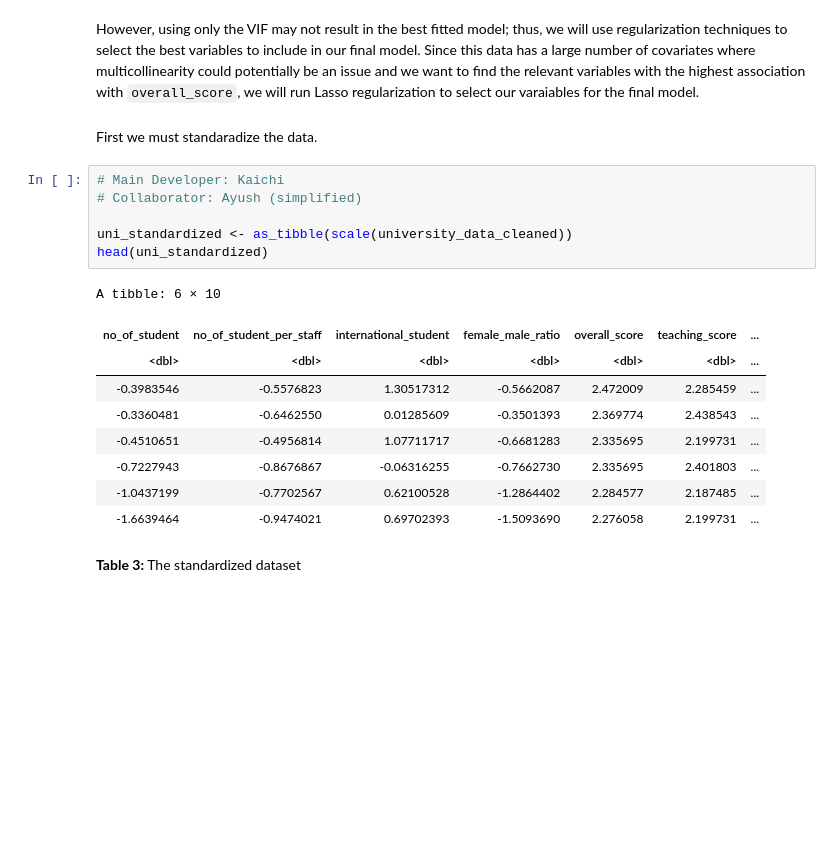
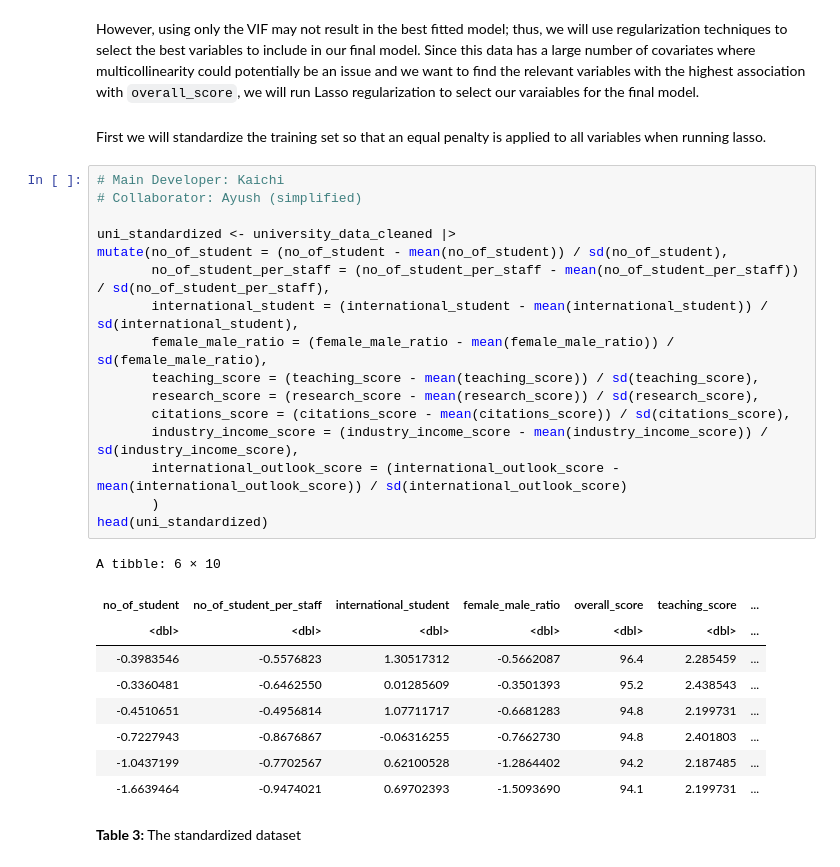
Before and after one commit to ayushtvora/stat-301-group-project, a Jupyter notebook: group_project_report.ipynb, the cells around one changed output. Saved outputs shown, nothing was run; the diff lists cells and outputs as text; blank space fills up the shorter version.

Commit message:
table 3 + interpretation

```diff
--- a/group_project_report.ipynb
+++ b/group_project_report.ipynb
@@ -264,24 +264,34 @@ vif(teaching_removed_lm)
                    1.498008                    2.765207
 # %% [markdown]
 However, using only the VIF may not result in the best fitted model; thus, we will use regularization techniques to select the best variables to include in our final model. Since this data has a large number of covariates where multicollinearity could potentially be an issue and we want to find the relevant variables with the highest association with `overall_score`, we will run Lasso regularization to select our varaiables for the final model.
-# %% [markdown]
-First we must standaradize the data.
-# %%
-# Main Developer: Kaichi
-# Collaborator: Ayush (simplified)
-
-uni_standardized <- as_tibble(scale(university_data_cleaned))
-head(uni_standardized)
-# %% [output]
-A tibble: 6 × 10
-| no_of_student | no_of_student_per_staff | international_student | female_male_ratio | overall_score | teaching_score | ... |
-| <dbl> | <dbl> | <dbl> | <dbl> | <dbl> | <dbl> | ... |
-| -0.3983546 | -0.5576823 | 1.30517312 | -0.5662087 | 2.472009 | 2.285459 | ... |
-| -0.3360481 | -0.6462550 | 0.01285609 | -0.3501393 | 2.369774 | 2.438543 | ... |
-| -0.4510651 | -0.4956814 | 1.07711717 | -0.6681283 | 2.335695 | 2.199731 | ... |
-| -0.7227943 | -0.8676867 | -0.06316255 | -0.7662730 | 2.335695 | 2.401803 | ... |
-| -1.0437199 | -0.7702567 | 0.62100528 | -1.2864402 | 2.284577 | 2.187485 | ... |
-| -1.6639464 | -0.9474021 | 0.69702393 | -1.5093690 | 2.276058 | 2.199731 | ... |
+# %% [markdown]
+First we will standardize the training set so that an equal penalty is applied to all variables when running lasso.
+# %%
+# Main Developer: Kaichi
+# Collaborator: Ayush (simplified)
+
+uni_standardized <- university_data_cleaned |>
+mutate(no_of_student = (no_of_student - mean(no_of_student)) / sd(no_of_student),
+       no_of_student_per_staff = (no_of_student_per_staff - mean(no_of_student_per_staff)) / sd(no_of_student_per_staff),
+       international_student = (international_student - mean(international_student)) / sd(international_student),
+       female_male_ratio = (female_male_ratio - mean(female_male_ratio)) / sd(female_male_ratio),
+       teaching_score = (teaching_score - mean(teaching_score)) / sd(teaching_score),
+       research_score = (research_score - mean(research_score)) / sd(research_score),
+       citations_score = (citations_score - mean(citations_score)) / sd(citations_score),
+       industry_income_score = (industry_income_score - mean(industry_income_score)) / sd(industry_income_score),
+       international_outlook_score = (international_outlook_score - mean(international_outlook_score)) / sd(international_outlook_score)
+       )
+head(uni_standardized)
+# %% [output]
+A tibble: 6 × 10
+| no_of_student | no_of_student_per_staff | international_student | female_male_ratio | overall_score | teaching_score | ... |
+| <dbl> | <dbl> | <dbl> | <dbl> | <dbl> | <dbl> | ... |
+| -0.3983546 | -0.5576823 | 1.30517312 | -0.5662087 | 96.4 | 2.285459 | ... |
+| -0.3360481 | -0.6462550 | 0.01285609 | -0.3501393 | 95.2 | 2.438543 | ... |
+| -0.4510651 | -0.4956814 | 1.07711717 | -0.6681283 | 94.8 | 2.199731 | ... |
+| -0.7227943 | -0.8676867 | -0.06316255 | -0.7662730 | 94.8 | 2.401803 | ... |
+| -1.0437199 | -0.7702567 | 0.62100528 | -1.2864402 | 94.2 | 2.187485 | ... |
+| -1.6639464 | -0.9474021 | 0.69702393 | -1.5093690 | 94.1 | 2.199731 | ... |
 # %% [markdown]
 **Table 3:** The standardized dataset
 # %% [markdown]
```
Also changed, not shown: parts of 8 cells of this notebook.
